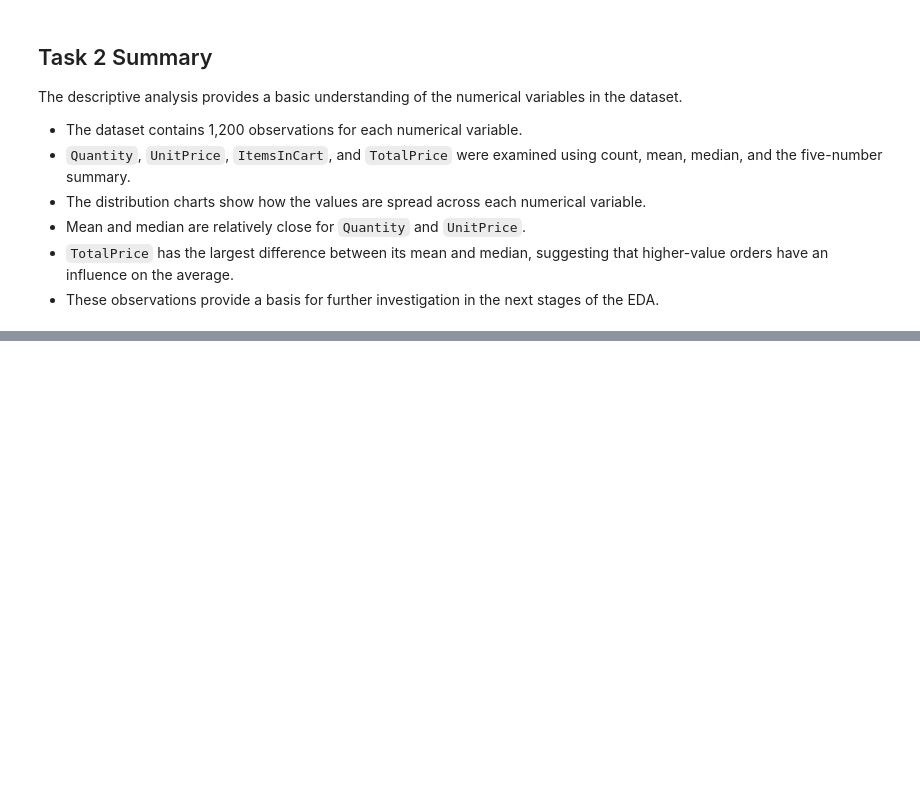
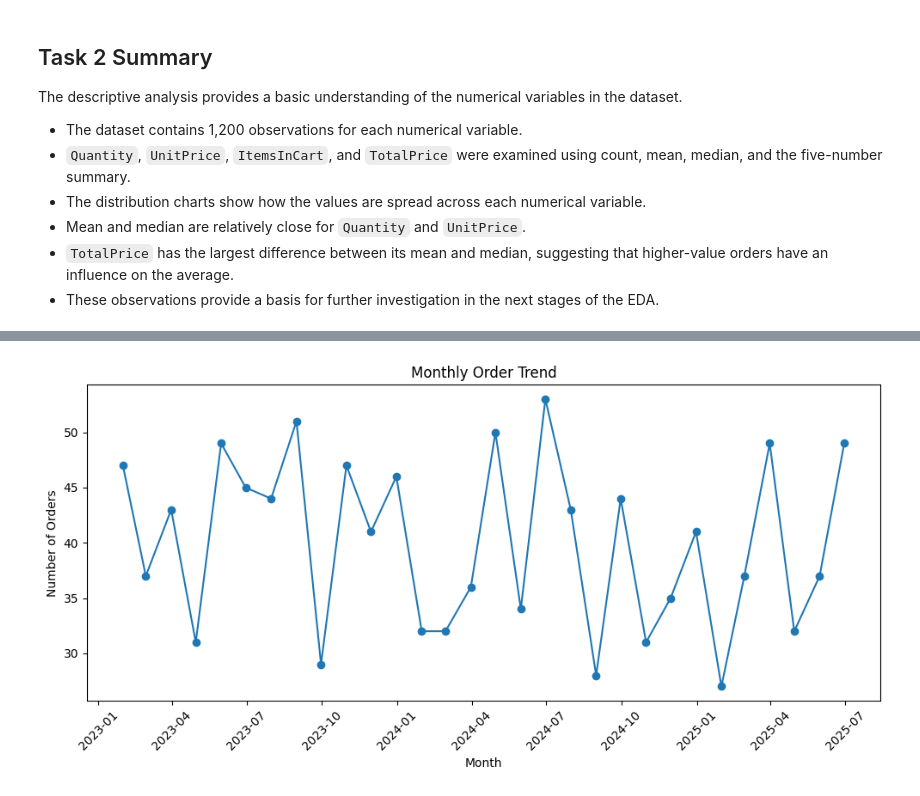
Before and after one commit to francisparwez/exploratory-data-analysis, a Jupyter notebook: notebooks/exploratory_data_analysis.ipynb, the cells around one changed output, grey strips where cells are left out. Saved outputs shown, nothing was run; the diff lists cells and outputs as text; code cells hidden in the pictures; blank space fills up the shorter version.

Commit message:
04 Completed Trends & Outliers

```diff
--- a/notebooks/exploratory_data_analysis.ipynb
+++ b/notebooks/exploratory_data_analysis.ipynb
@@ -288,0 +307,12 @@ The descriptive analysis provides a basic understanding of the numerical variabl
+# %%
+monthly_summary = (
+    df.set_index("Date")
+      .resample("ME")
+      .agg(
+          Orders=("OrderID", "count"),
+          TotalSales=("TotalPrice", "sum")
+      )
+      .reset_index()
+)
+
+monthly_summary
@@ -288,0 +349,19 @@ The descriptive analysis provides a basic understanding of the numerical variabl
+# %%
+plt.figure(figsize=(10, 5))
+
+plt.plot(
+    monthly_summary["Date"],
+    monthly_summary["Orders"],
+    marker="o"
+)
+
+plt.title("Monthly Order Trend")
+plt.xlabel("Month")
+plt.ylabel("Number of Orders")
+plt.xticks(rotation=45)
+
+plt.tight_layout()
+plt.savefig("../images/05_monthly_order_trend.png", dpi=300)
+plt.show()
+# %% [output]
+[figure, added]
```
Also changed, not shown: parts of 89 cells of this notebook, 10 other files.
